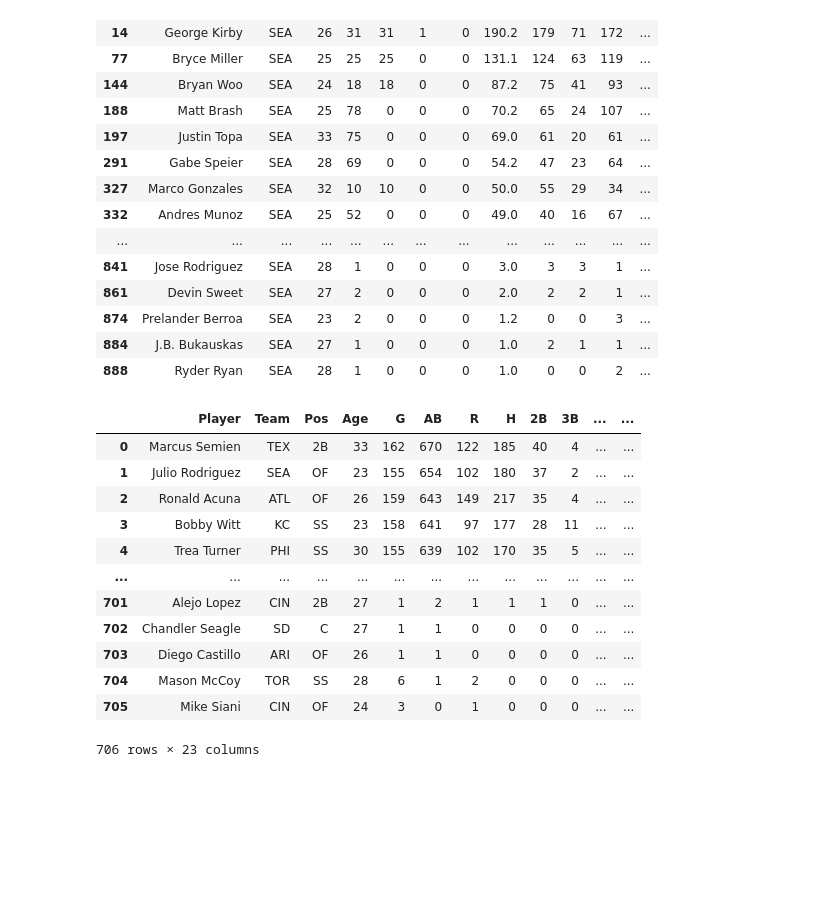
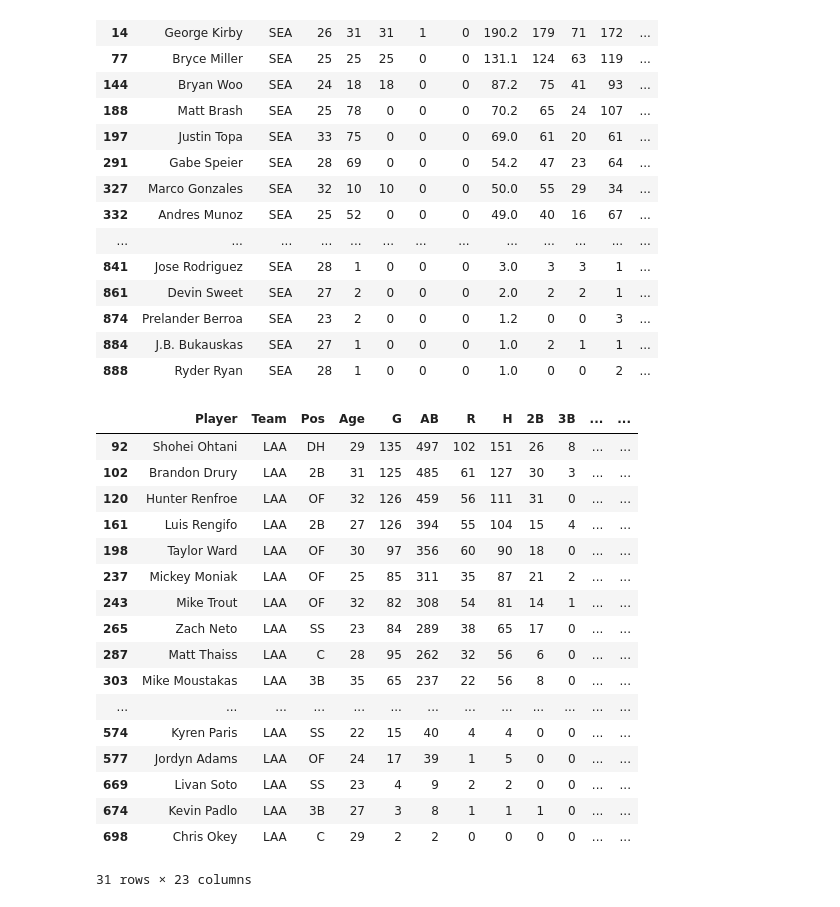
Before and after one commit to ColeDeBois/sportsbetting, a Jupyter notebook: UsingDataframe.ipynb, the cells around one changed output. Saved outputs shown, nothing was run; the diff lists cells and outputs as text; code cells hidden in the pictures; blank space fills up the shorter version.

```diff
--- a/UsingDataframe.ipynb
+++ b/UsingDataframe.ipynb
@@ -25,19 +25,24 @@ Arizona_ps
 | 874 | Prelander Berroa | SEA | 23 | 2 | 0 | 0 | 0 | 1.2 | 0 | 0 | 3 | ... |
 | 884 | J.B. Bukauskas | SEA | 27 | 1 | 0 | 0 | 0 | 1.0 | 2 | 1 | 1 | ... |
 | 888 | Ryder Ryan | SEA | 28 | 1 | 0 | 0 | 0 | 1.0 | 0 | 0 | 2 | ... |
-# %%
-batters
-# %% [output]
-|  | Player | Team | Pos | Age | G | AB | R | H | 2B | 3B | ... | ... |
-| 0 | Marcus Semien | TEX | 2B | 33 | 162 | 670 | 122 | 185 | 40 | 4 | ... | ... |
-| 1 | Julio Rodriguez | SEA | OF | 23 | 155 | 654 | 102 | 180 | 37 | 2 | ... | ... |
-| 2 | Ronald Acuna | ATL | OF | 26 | 159 | 643 | 149 | 217 | 35 | 4 | ... | ... |
-| 3 | Bobby Witt | KC | SS | 23 | 158 | 641 | 97 | 177 | 28 | 11 | ... | ... |
-| 4 | Trea Turner | PHI | SS | 30 | 155 | 639 | 102 | 170 | 35 | 5 | ... | ... |
-| ... | ... | ... | ... | ... | ... | ... | ... | ... | ... | ... | ... | ... |
-| 701 | Alejo Lopez | CIN | 2B | 27 | 1 | 2 | 1 | 1 | 1 | 0 | ... | ... |
-| 702 | Chandler Seagle | SD | C | 27 | 1 | 1 | 0 | 0 | 0 | 0 | ... | ... |
-| 703 | Diego Castillo | ARI | OF | 26 | 1 | 1 | 0 | 0 | 0 | 0 | ... | ... |
-| 704 | Mason McCoy | TOR | SS | 28 | 6 | 1 | 2 | 0 | 0 | 0 | ... | ... |
-| 705 | Mike Siani | CIN | OF | 24 | 3 | 0 | 1 | 0 | 0 | 0 | ... | ... |
-706 rows × 23 columns
+# %%
+batters[batters['Team']=='LAA']
+# %% [output]
+|  | Player | Team | Pos | Age | G | AB | R | H | 2B | 3B | ... | ... |
+| 92 | Shohei Ohtani | LAA | DH | 29 | 135 | 497 | 102 | 151 | 26 | 8 | ... | ... |
+| 102 | Brandon Drury | LAA | 2B | 31 | 125 | 485 | 61 | 127 | 30 | 3 | ... | ... |
+| 120 | Hunter Renfroe | LAA | OF | 32 | 126 | 459 | 56 | 111 | 31 | 0 | ... | ... |
+| 161 | Luis Rengifo | LAA | 2B | 27 | 126 | 394 | 55 | 104 | 15 | 4 | ... | ... |
+| 198 | Taylor Ward | LAA | OF | 30 | 97 | 356 | 60 | 90 | 18 | 0 | ... | ... |
+| 237 | Mickey Moniak | LAA | OF | 25 | 85 | 311 | 35 | 87 | 21 | 2 | ... | ... |
+| 243 | Mike Trout | LAA | OF | 32 | 82 | 308 | 54 | 81 | 14 | 1 | ... | ... |
+| 265 | Zach Neto | LAA | SS | 23 | 84 | 289 | 38 | 65 | 17 | 0 | ... | ... |
+| 287 | Matt Thaiss | LAA | C | 28 | 95 | 262 | 32 | 56 | 6 | 0 | ... | ... |
+| 303 | Mike Moustakas | LAA | 3B | 35 | 65 | 237 | 22 | 56 | 8 | 0 | ... | ... |
+| ... | ... | ... | ... | ... | ... | ... | ... | ... | ... | ... | ... | ... |
+| 574 | Kyren Paris | LAA | SS | 22 | 15 | 40 | 4 | 4 | 0 | 0 | ... | ... |
+| 577 | Jordyn Adams | LAA | OF | 24 | 17 | 39 | 1 | 5 | 0 | 0 | ... | ... |
+| 669 | Livan Soto | LAA | SS | 23 | 4 | 9 | 2 | 2 | 0 | 0 | ... | ... |
+| 674 | Kevin Padlo | LAA | 3B | 27 | 3 | 8 | 1 | 1 | 1 | 0 | ... | ... |
+| 698 | Chris Okey | LAA | C | 29 | 2 | 2 | 0 | 0 | 0 | 0 | ... | ... |
+31 rows × 23 columns
```
Also changed, not shown: parts of 2 cells of this notebook, 1 other file.
